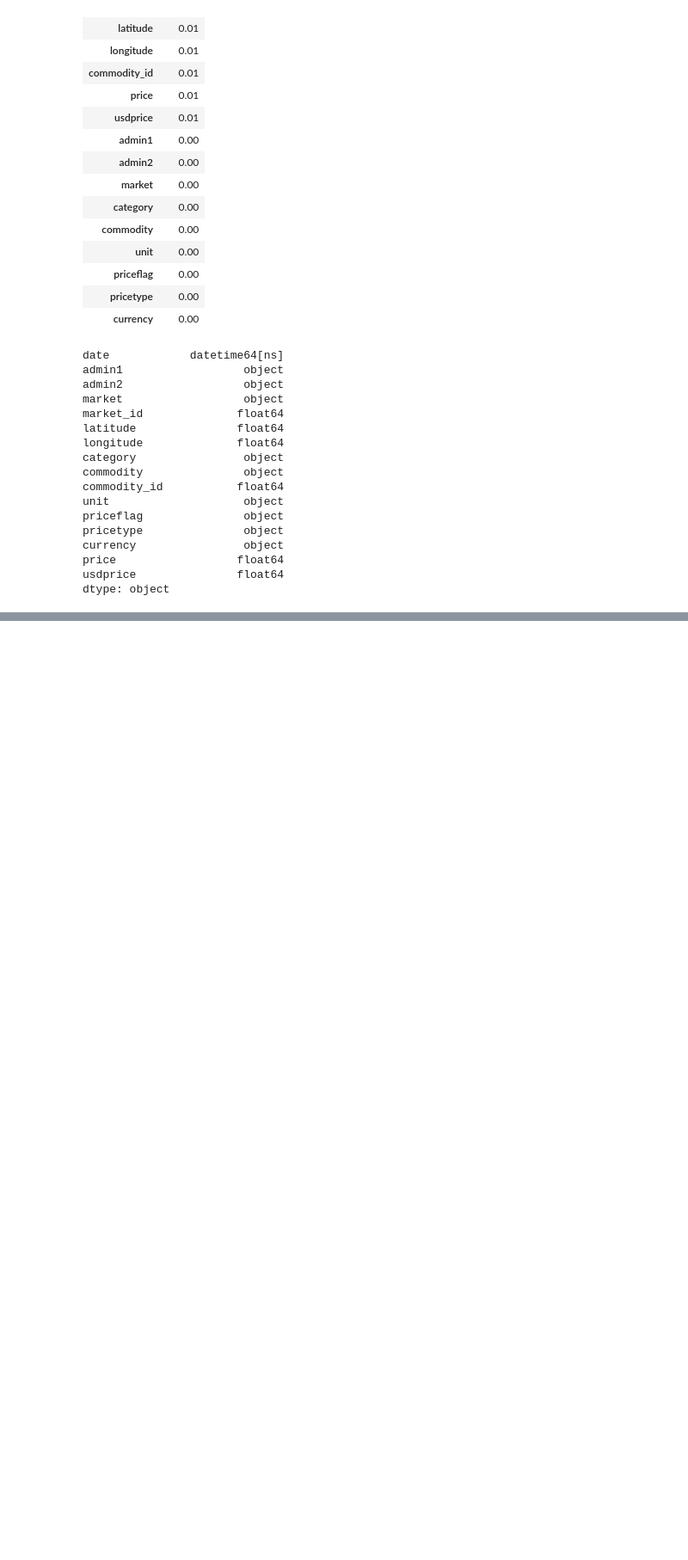
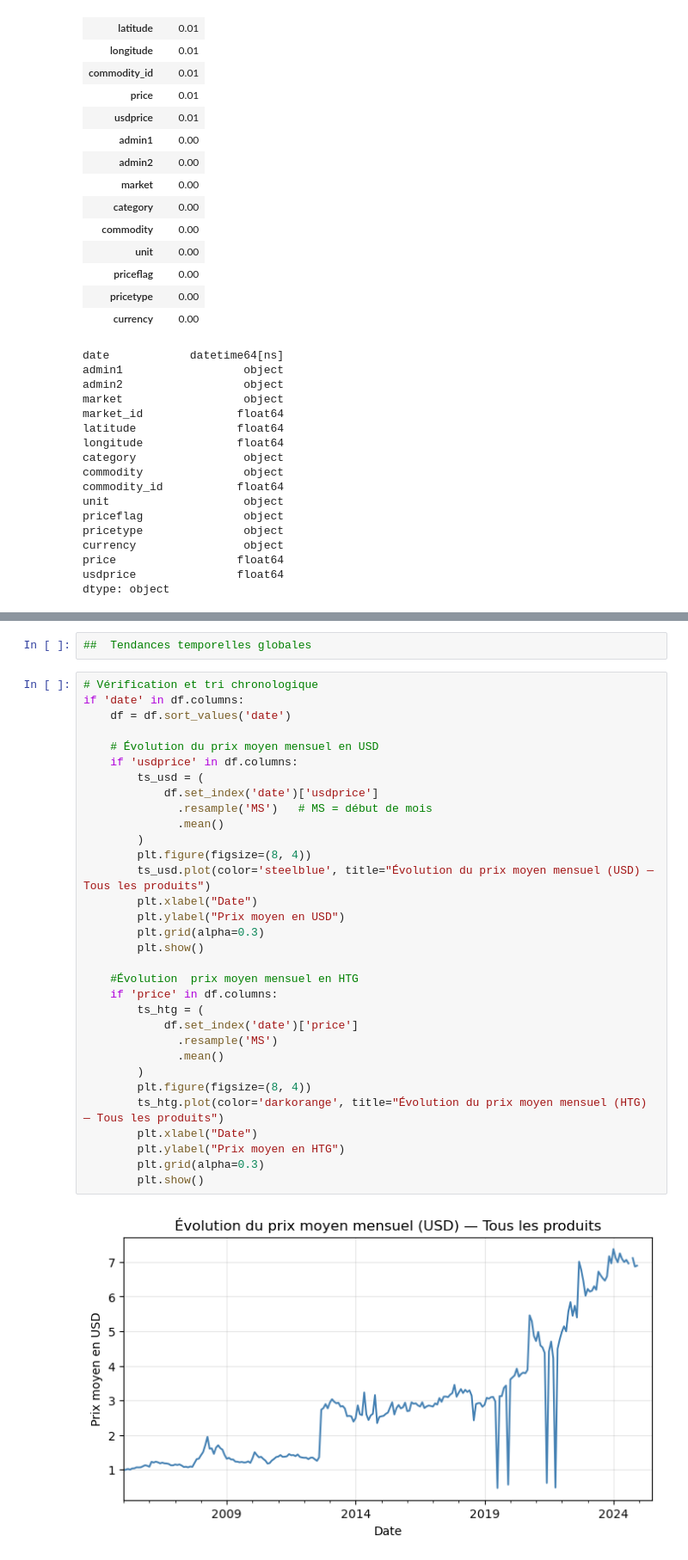
Before and after one commit to Einstein201/ML---World-Food-Programme-WFP-Food-Price---Haiti, a Jupyter notebook: Analyse_exploratoire.ipynb, the cells around one changed output, grey strips where cells are left out. Shown at 86% size. Drawn from its saved outputs; the diff is of its cells as text; blank space fills up the shorter version.

```diff
--- a/Analyse_exploratoire.ipynb
+++ b/Analyse_exploratoire.ipynb
@@ -171,0 +236,36 @@ Top modalités pour priceflag:
+# %%
+##  Tendances temporelles globales
+# %%
+# Vérification et tri chronologique
+if 'date' in df.columns:
+    df = df.sort_values('date')
+
+    # Évolution du prix moyen mensuel en USD
+    if 'usdprice' in df.columns:
+        ts_usd = (
+            df.set_index('date')['usdprice']
+              .resample('MS')   # MS = début de mois
+              .mean()
+        )
+        plt.figure(figsize=(8, 4))
+        ts_usd.plot(color='steelblue', title="Évolution du prix moyen mensuel (USD) — Tous les produits")
+        plt.xlabel("Date")
+        plt.ylabel("Prix moyen en USD")
+        plt.grid(alpha=0.3)
+        plt.show()
+
+    #Évolution  prix moyen mensuel en HTG
+    if 'price' in df.columns:
+        ts_htg = (
+            df.set_index('date')['price']
+              .resample('MS')
+              .mean()
+        )
+        plt.figure(figsize=(8, 4))
+        ts_htg.plot(color='darkorange', title="Évolution du prix moyen mensuel (HTG) — Tous les produits")
+        plt.xlabel("Date")
+        plt.ylabel("Prix moyen en HTG")
+        plt.grid(alpha=0.3)
+        plt.show()
+# %% [output]
+[figure, added]
```
Also changed, not shown: parts of 19 cells of this notebook.
